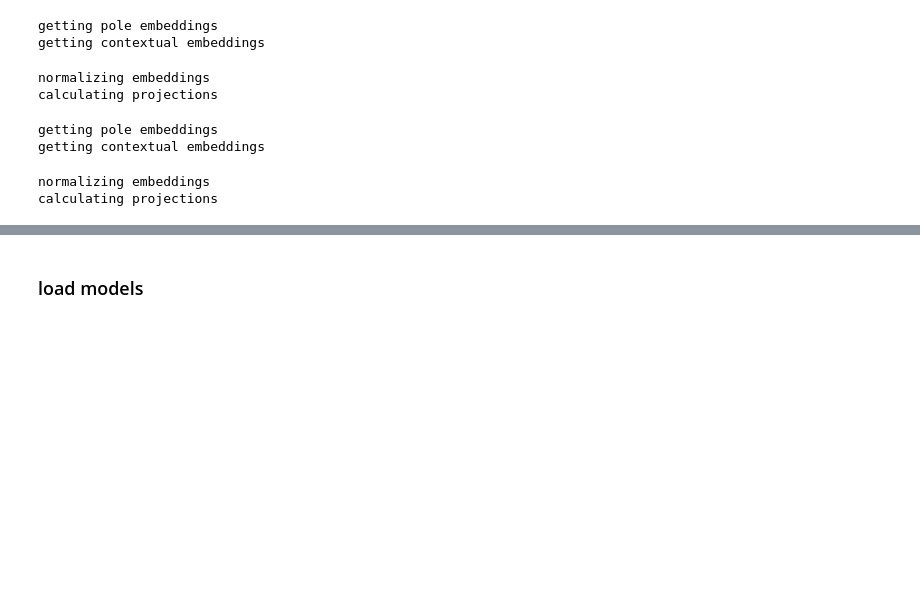
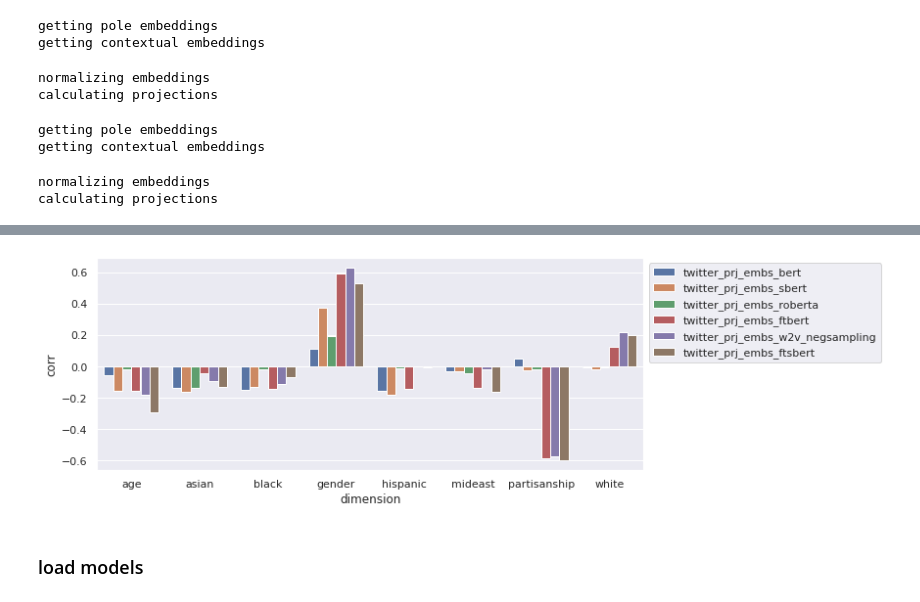
Before and after one commit to navidmdn/identity_embedding, a Jupyter notebook: pi2v.ipynb, the cells around one changed output, grey strips where cells are left out. Drawn from its saved outputs; the diff is of its cells as text; code cells hidden in the pictures; blank space fills up the shorter version.

```diff
--- a/pi2v.ipynb
+++ b/pi2v.ipynb
@@ -1177,8 +1239,8 @@ w2v_model.wv.most_similar('democrat', topn=15)
 
 from gensim.models import Word2Vec
 
-# model_path = f'./models/w2v_negsampling_twitter_100.model'
-# w2v_twitter_negsamp_model = Word2Vec.load(model_path)
+model_path = f'./models/w2v_negsampling_twitter_100.model'
+w2v_twitter_negsamp_model = Word2Vec.load(model_path)
 
 # model_path = f'./models/w2v_cbow_twitter.model'
 # w2v_twitter_cbow_model = Word2Vec.load(model_path)
@@ -2521,19 +2526,33 @@ wiki_prj_embs_roberta = get_proj_embeddings(
     tokenizer=roberta_tokenizer
 )
 
-twitter_prj_embs_ftbert = get_proj_embeddings(
+twitter_prj_embs_ftsbert = get_proj_embeddings(
     model=twitter_ft_sbert,
     vocab_set=all_pis_twitter,
     w2v=False,
     tokenizer=None
 )
 
-wiki_prj_embs_ftbert = get_proj_embeddings(
+wiki_prj_embs_ftsbert = get_proj_embeddings(
     model=wiki_ft_sbert,
     vocab_set=all_pis_wiki,
     w2v=False,
     tokenizer=None
 )
+
+twitter_prj_embs_ftbert = get_proj_embeddings(
+    model=bert_ft_twitter_model,
+    vocab_set=all_pis_twitter,
+    w2v=False,
+    tokenizer=bert_tokenizer
+)
+
+wiki_prj_embs_ftbert = get_proj_embeddings(
+    model=bert_ft_wiki_model,
+    vocab_set=all_pis_wiki,
+    w2v=False,
+    tokenizer=bert_tokenizer
+)
 # %% [output]
 getting pole embeddings
 getting contextual embeddings
@@ -2566,0 +2667,3 @@ save_prj_model('wiki_prj_embs_ftbert', wiki_prj_embs_ftbert)
+# %%
+df_all = pd.concat([df, model_embs_df], axis=1)
+df_all
@@ -2566,0 +2684,10 @@ save_prj_model('wiki_prj_embs_ftbert', wiki_prj_embs_ftbert)
+# %%
+final_df = pd.DataFrame({'dimension':[], 'corr':[] ,'model':[]})
+for model_name in emb_models:
+    corr_df = df_all[['dimension', 'mean_value', model_name]].groupby('dimension').corr().unstack()
+    corr_df.columns = ['vv', 'corr', 'cv', 'cc']
+    corr_df = corr_df.reset_index().drop(columns=['vv', 'cv', 'cc'])
+    corr_df['model'] = model_name
+    final_df = pd.concat([final_df, corr_df], axis=0)
+
+final_df
@@ -2567,2 +2731,13 @@ save_prj_model('wiki_prj_embs_ftbert', wiki_prj_embs_ftbert)
+# %%
+import seaborn as sns
+import matplotlib.pyplot as plt
+sns.set_theme()
+
+plt.figure(figsize=(10,4))
+ax = sns.barplot(data=final_df, x='dimension', y='corr', hue='model')
+ax.legend(bbox_to_anchor=(1, 1))
+plt.show()
+# %% [output]
+[figure, added]
 # %% [markdown]
 ### load models
```
Also changed, not shown: parts of 65 cells of this notebook.
